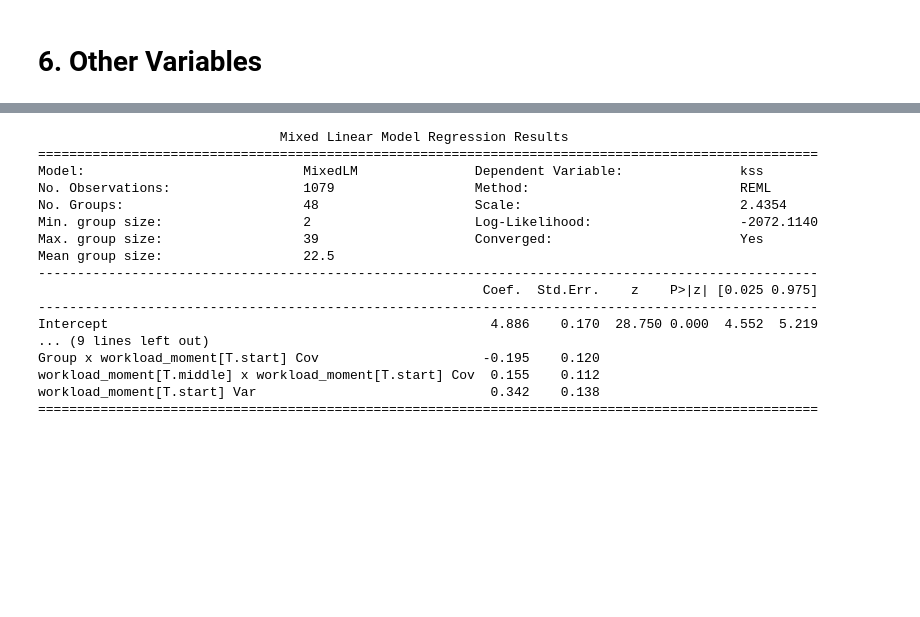
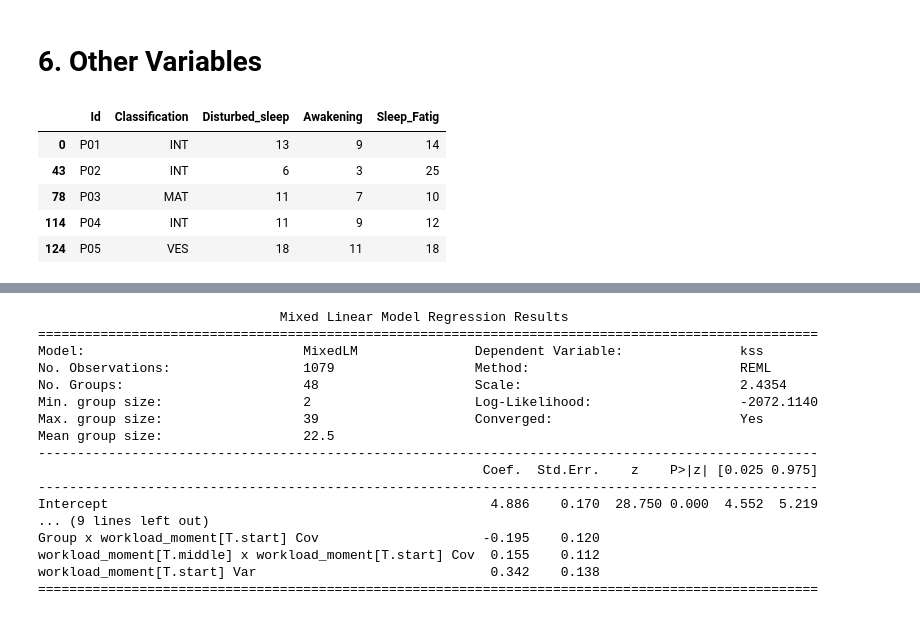
Before and after one commit to jlpscampos/Perception-of-Excessive-Sleepiness-and-Severe-Fatigue-in-Civil-Aviation-Pilots, a Jupyter notebook: EDA.ipynb, the cells around one changed output, grey strips where cells are left out. Drawn from its saved outputs; the diff is of its cells as text; code cells hidden in the pictures; blank space fills up the shorter version.

```diff
--- a/EDA.ipynb
+++ b/EDA.ipynb
@@ -448,3 +478,13 @@ A summary for categorical sociodemographic variables is shown above. Some variab
 The sample is composed of 48 participants, where 41 are males and 7 females, 25 commanders and 23 co-pilots. Their mean age are around 40 years old and they have around 6500 hours of flight, 39 of them have higher education and 29 of them are married or in stable unions. 27 of them have at least one children and the average time from home to work is 6:30 hours.
 # %% [markdown]
 # 6. Other Variables
+# %%
+temp = working_df[['Id','Classification','Disturbed_sleep','Awakening','Sleep_Fatig']].copy().drop_duplicates()
+temp.head(5)
+# %% [output]
+|  | Id | Classification | Disturbed_sleep | Awakening | Sleep_Fatig |
+| 0 | P01 | INT | 13 | 9 | 14 |
+| 43 | P02 | INT | 6 | 3 | 25 |
+| 78 | P03 | MAT | 11 | 7 | 10 |
+| 114 | P04 | INT | 11 | 9 | 12 |
+| 124 | P05 | VES | 18 | 11 | 18 |
```
Also changed, not shown: parts of 19 cells of this notebook.
